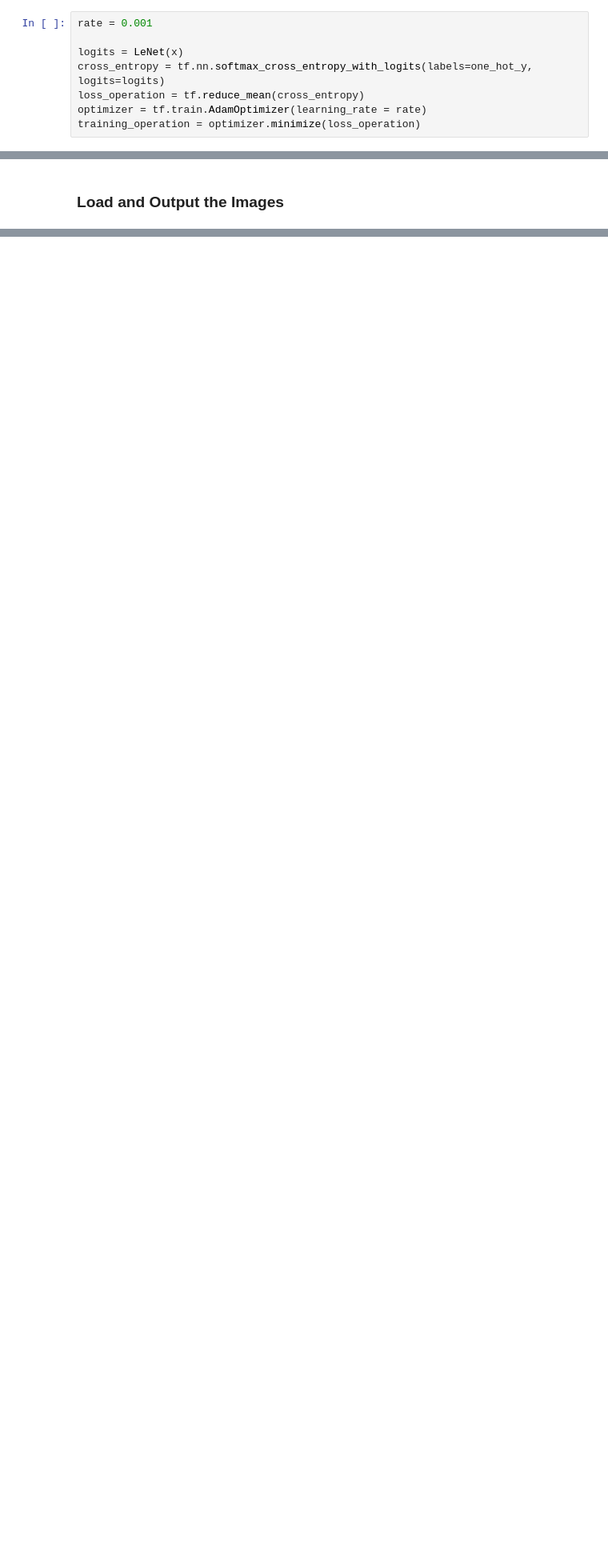
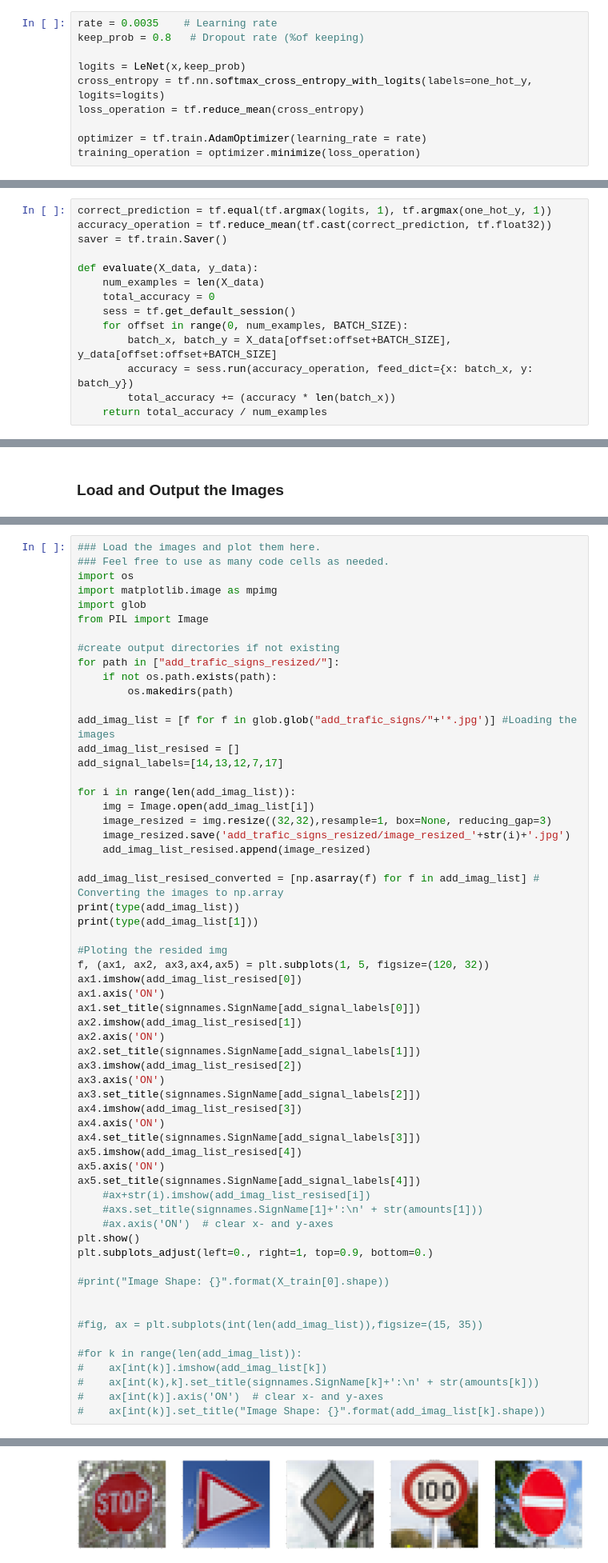
Before and after one commit to DiegelD/CarNd-Traffic-Sign-Classifier-LeNet-5, a Jupyter notebook: Traffic_Sign_Classifier.ipynb, the cells around one changed output, grey strips where cells are left out. Shown at 80% size. Cells and saved outputs as stored; diff of their text form; blank space fills up the shorter version.

```diff
--- a/Traffic_Sign_Classifier.ipynb
+++ b/Traffic_Sign_Classifier.ipynb
@@ -287,8 +336,10 @@ one_hot_y = tf.one_hot(y, 10)
 # %%
-rate = 0.001
+rate = 0.0035    # Learning rate
+keep_prob = 0.8   # Dropout rate (%of keeping)
 
-logits = LeNet(x)
+logits = LeNet(x,keep_prob)
 cross_entropy = tf.nn.softmax_cross_entropy_with_logits(labels=one_hot_y, logits=logits)
 loss_operation = tf.reduce_mean(cross_entropy)
+
 optimizer = tf.train.AdamOptimizer(learning_rate = rate)
 training_operation = optimizer.minimize(loss_operation)
@@ -294,0 +348,14 @@ training_operation = optimizer.minimize(loss_operation)
+# %%
+correct_prediction = tf.equal(tf.argmax(logits, 1), tf.argmax(one_hot_y, 1))
+accuracy_operation = tf.reduce_mean(tf.cast(correct_prediction, tf.float32))
+saver = tf.train.Saver()
+
+def evaluate(X_data, y_data):
+    num_examples = len(X_data)
+    total_accuracy = 0
+    sess = tf.get_default_session()
+    for offset in range(0, num_examples, BATCH_SIZE):
+        batch_x, batch_y = X_data[offset:offset+BATCH_SIZE], y_data[offset:offset+BATCH_SIZE]
+        accuracy = sess.run(accuracy_operation, feed_dict={x: batch_x, y: batch_y})
+        total_accuracy += (accuracy * len(batch_x))
+    return total_accuracy / num_examples
@@ -307,0 +415,61 @@ You may find `signnames.csv` useful as it contains mappings from the class id (i
+# %%
+### Load the images and plot them here.
+### Feel free to use as many code cells as needed.
+import os
+import matplotlib.image as mpimg
+import glob
+from PIL import Image
+
+#create output directories if not existing
+for path in ["add_trafic_signs_resized/"]:
+    if not os.path.exists(path):
+        os.makedirs(path)
+
+add_imag_list = [f for f in glob.glob("add_trafic_signs/"+'*.jpg')] #Loading the images
+add_imag_list_resised = []
+add_signal_labels=[14,13,12,7,17]
+
+for i in range(len(add_imag_list)):
+    img = Image.open(add_imag_list[i])
+    image_resized = img.resize((32,32),resample=1, box=None, reducing_gap=3)
+    image_resized.save('add_trafic_signs_resized/image_resized_'+str(i)+'.jpg')
+    add_imag_list_resised.append(image_resized)
+
+add_imag_list_resised_converted = [np.asarray(f) for f in add_imag_list] # Converting the images to np.array
+print(type(add_imag_list))
+print(type(add_imag_list[1]))
+
+#Ploting the resided img
+f, (ax1, ax2, ax3,ax4,ax5) = plt.subplots(1, 5, figsize=(120, 32))
+ax1.imshow(add_imag_list_resised[0])
+ax1.axis('ON')
+ax1.set_title(signnames.SignName[add_signal_labels[0]])
+ax2.imshow(add_imag_list_resised[1])
+ax2.axis('ON')
+ax2.set_title(signnames.SignName[add_signal_labels[1]])
+ax3.imshow(add_imag_list_resised[2])
+ax3.axis('ON')
+ax3.set_title(signnames.SignName[add_signal_labels[2]])
+ax4.imshow(add_imag_list_resised[3])
+ax4.axis('ON')
+ax4.set_title(signnames.SignName[add_signal_labels[3]])
+ax5.imshow(add_imag_list_resised[4])
+ax5.axis('ON')
+ax5.set_title(signnames.SignName[add_signal_labels[4]])
+    #ax+str(i).imshow(add_imag_list_resised[i])
+    #axs.set_title(signnames.SignName[1]+':\n' + str(amounts[1]))
+    #ax.axis('ON')  # clear x- and y-axes
+plt.show()
+plt.subplots_adjust(left=0., right=1, top=0.9, bottom=0.)
+
+#print("Image Shape: {}".format(X_train[0].shape))
+
+
+#fig, ax = plt.subplots(int(len(add_imag_list)),figsize=(15, 35))
+
+#for k in range(len(add_imag_list)):
+#    ax[int(k)].imshow(add_imag_list[k])
+#    ax[int(k),k].set_title(signnames.SignName[k]+':\n' + str(amounts[k]))
+#    ax[int(k)].axis('ON')  # clear x- and y-axes
+#    ax[int(k)].set_title("Image Shape: {}".format(add_imag_list[k].shape))
+# %% [output]
@@ -307,0 +478 @@ You may find `signnames.csv` useful as it contains mappings from the class id (i
+[figure, added]
```
Also changed, not shown: parts of 14 cells of this notebook, 13 other files.
